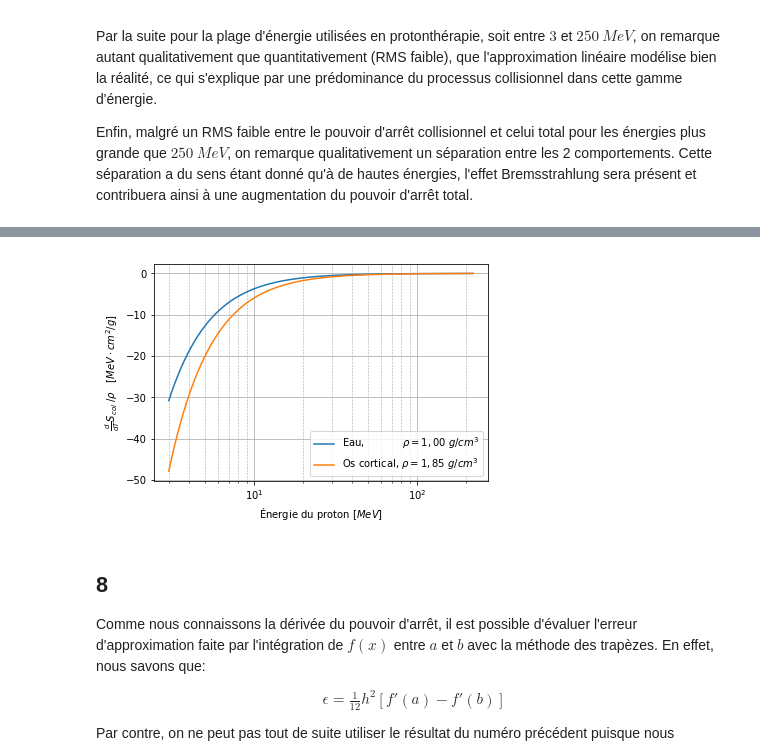
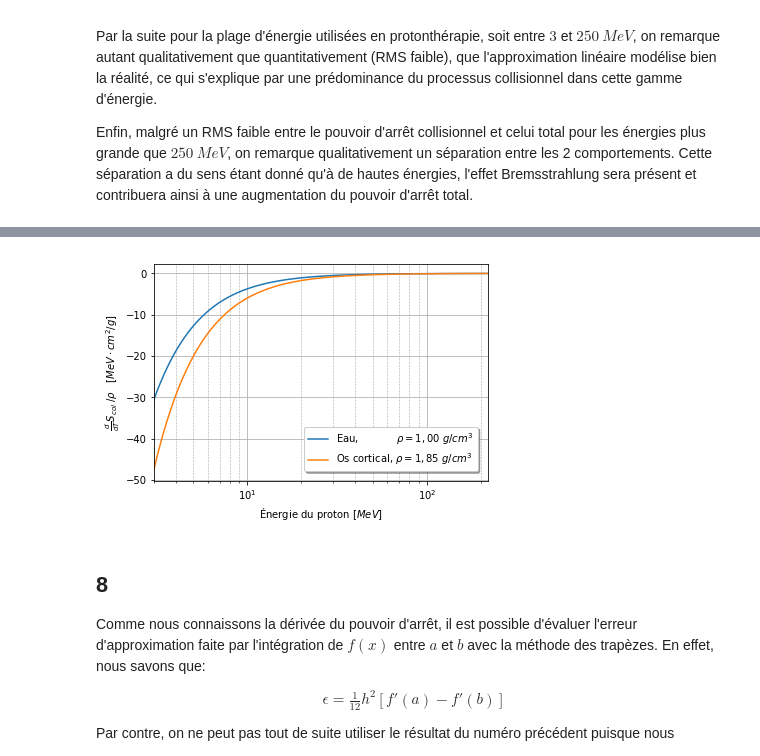
Before and after one commit to eliedl/Physique_numerique, a Jupyter notebook: TP1/TP1_total.ipynb, the cells around one changed output, grey strips where cells are left out. Cells and saved outputs as stored; diff of their text form; code cells hidden in the pictures.

```diff
--- a/TP1/TP1_total.ipynb
+++ b/TP1/TP1_total.ipynb
@@ -450,36 +435,34 @@ Qui se simplifie en:
 
 Comme on sait que la dérivée analytique existe et est assez simple, on fait confiance à sympy pour la calculer avec justesse, et on trace la dérivée sur le domaine d'intérêt pour l'eau et l'os cortical.
 # %%
-
-import matplotlib.pyplot as plt
-%matplotlib inline
 #dérivées des fonction
 derivScol_eau = sympy.diff(Scol_subs(
     densite              = 1,            #g/cm**3
     excitation           = 75e-6,     #MeV
     densite_electronique = 5/9*nombre_avogadro),T)
 
 derivScol_os_cortical = sympy.diff(Scol_subs(
     densite              = 1.85,             #g/cm**3
     excitation           = 106.4e-6, #MeV
     densite_electronique = 0.96*nombre_avogadro),T)
 
 #lambdifications des fonctions pour accélérer les calculs
 derivScol_eau = lambdify(T, derivScol_eau)
 derivScol_os_cortical = lambdify(T, derivScol_os_cortical)
 
 xvalues = [i for i in np.arange(3,220,0.01)]
 plt.plot(xvalues, [derivScol_eau(i) for i in xvalues], label=r"Eau,            $\rho = 1,00\ g/cm^3$")
 plt.plot(xvalues, [derivScol_os_cortical(i) for i in xvalues], label=r"Os cortical, $\rho = 1,85\ g/cm^3$")
 plt.xscale('log')
 plt.grid('True', which='Major')
 plt.grid('True', which='Minor', ls='--', linewidth=0.6)
 plt.xlabel(r'Énergie du proton $[MeV]$')
 plt.ylabel(r"$\frac{d}{dT}S_{col}\;/\rho\quad[MeV\cdot cm^2/g]$")
-plt.legend()
+plt.xlim([3, 220])
+plt.legend(bbox_to_anchor=(0.45, 0.25), loc=2, borderaxespad=0., fancybox=True, shadow=True)
 plt.show()
 # %% [output]
-[figure, old version]
+[figure, new version]
 # %% [markdown]
 
 
```
Also changed, not shown: parts of 32 cells of this notebook, 2 other files.
